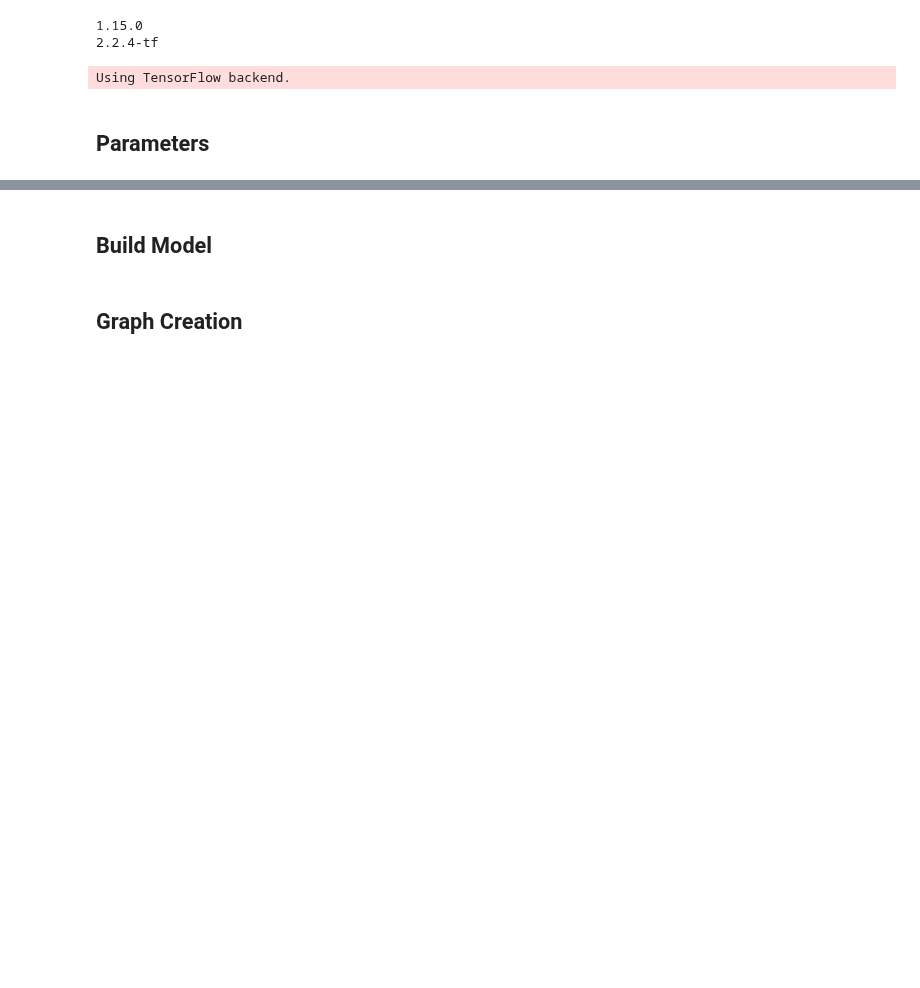
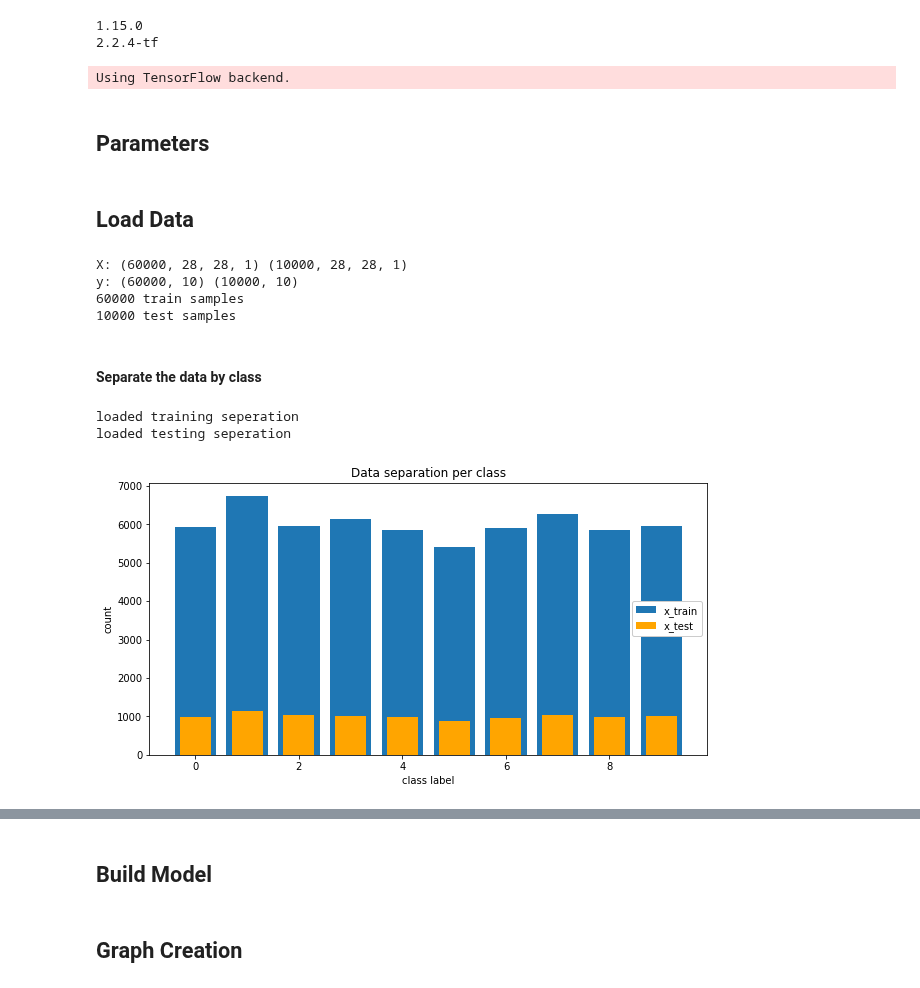
Before and after one commit to jzharris/209AS-Embedded-Security, a Jupyter notebook: main/gan_attack/GAN Implementation.ipynb, the cells around one changed output, grey strips where cells are left out. Saved outputs shown, nothing was run; the diff lists cells and outputs as text; code cells hidden in the pictures; blank space fills up the shorter version.

```diff
--- a/main/gan_attack/GAN Implementation.ipynb
+++ b/main/gan_attack/GAN Implementation.ipynb
@@ -43,7 +43,7 @@ plt.rcParams['figure.figsize'] = [10, 5]
 ## Parameters
 # %%
 # model params (MUST MATCH Blackbox Evaluator PARAMS)
-num_classes = 1
+num_classes = 10
 max_epochs = 25
 save_every = 1
 discriminator_epochs = 25
@@ -80,3 +80,5 @@ separated_test_path = os.path.join(separated_folder, "test_separated.pkl")
 img_rows, img_cols = 28, 28
 target_rows, target_cols = 28, 28    # governed by the chosen model
 input_shape = (target_rows, target_cols, 1)
+# %% [markdown]
+## Load Data
@@ -82,0 +125,76 @@ input_shape = (target_rows, target_cols, 1)
+# %%
+# summary of data shapes:
+print('X:', x_train.shape, x_test.shape)
+print('y:', y_train.shape, y_test.shape)
+print(x_train.shape[0], 'train samples')
+print(x_test.shape[0], 'test samples')
+
+BUFFER_SIZE = x_train.shape[0]
+# %% [output]
+X: (60000, 28, 28, 1) (10000, 28, 28, 1)
+y: (60000, 10) (10000, 10)
+60000 train samples
+10000 test samples
+# %% [markdown]
+#### Separate the data by class
+# %%
+# Separating the data by class
+if os.path.isfile(separated_train_path):
+    with open(separated_train_path, 'rb') as f:
+        x_train_dict, y_train_dict = pickle.load(f)
+        print('loaded training seperation')
+else:
+    x_train_dict = {}
+    y_train_dict = {}
+    for target_label in tqdm_notebook(range(10)):
+        x_train_dict[target_label] = []
+        y_train_dict[target_label] = []
+        for i, label in enumerate(y_train):
+            if list(label).index(1) == target_label:
+                x_train_dict[target_label].append(x_train[i])
+                y_train_dict[target_label].append(y_train[i])
+
+    with open(separated_train_path, 'wb') as f:
+        pickle.dump([x_train_dict, y_train_dict], f)
+        print('saved training seperation')
+
+if os.path.isfile(separated_test_path):
+    with open(separated_test_path, 'rb') as f:
+        x_test_dict, y_test_dict = pickle.load(f)
+        print('loaded testing seperation')
+else:
+    x_test_dict = {}
+    y_test_dict = {}
+    for target_label in tqdm_notebook(range(10)):
+        x_test_dict[target_label] = []
+        y_test_dict[target_label] = []
+        for i, label in enumerate(y_test):
+            if list(label).index(1) == target_label:
+                x_test_dict[target_label].append(x_test[i])
+                y_test_dict[target_label].append(y_test[i])
+
+    with open(separated_test_path, 'wb') as f:
+        pickle.dump([x_test_dict, y_test_dict], f)
+        print('saved testing seperation')
+
+# convert dicts to lists
+x_train_seperated = [np.array(x_train_dict[i]) for i in range(10)]
+y_train_seperated = [np.array(y_train_dict[i]) for i in range(10)]
+
+x_test_seperated = [np.array(x_test_dict[i]) for i in range(10)]
+y_test_seperated = [np.array(y_test_dict[i]) for i in range(10)]
+# %% [output]
+loaded training seperation
+loaded testing seperation
+# %%
+# summary of data shapes:
+plt.figure()
+plt.title('Data separation per class')
+plt.bar(x_train_dict.keys(), [len(v) for v in x_train_dict.values()], color='tab:blue')
+plt.bar(x_test_dict.keys(), [len(v) for v in x_test_dict.values()], color='orange', width=0.6)
+plt.legend(['x_train', 'x_test'], loc='center right', framealpha=1.0)
+plt.xlabel('class label')
+plt.ylabel('count')
+plt.show()
+# %% [output]
+[figure, added]
```
Also changed, not shown: parts of 12 cells of this notebook.
